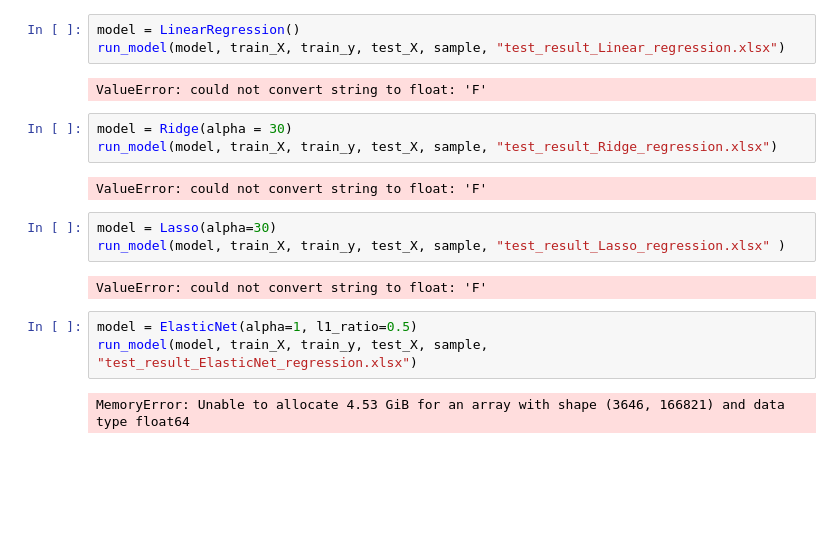
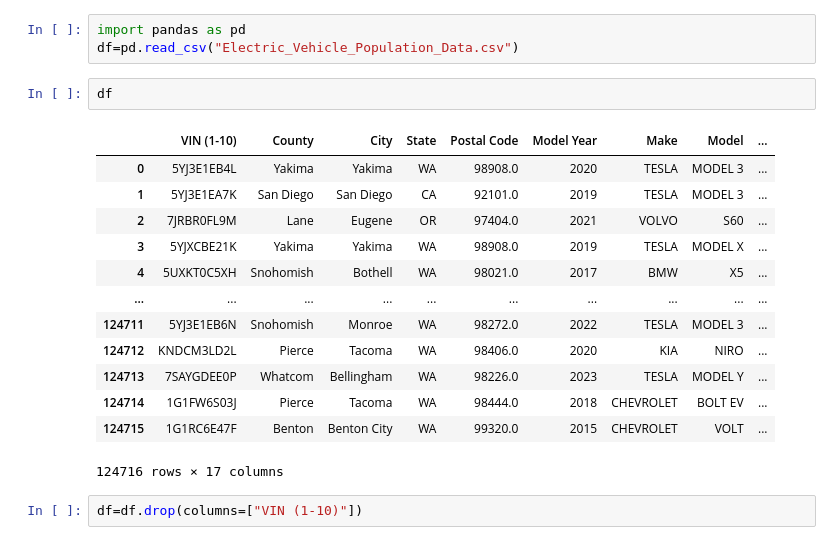
Before and after one commit to sribala4/Arjun, a Jupyter notebook: Untitled.ipynb, the cells around one changed output. Saved outputs shown, nothing was run; the diff lists cells and outputs as text; blank space fills up the shorter version.

```diff
--- a/Untitled.ipynb
+++ b/Untitled.ipynb
@@ -103,20 +1,21 @@ test_X.dropna(inplace=True)
-# %%
-model = LinearRegression()
-run_model(model, train_X, train_y, test_X, sample, "test_result_Linear_regression.xlsx")
-# %% [output]
-ValueError: could not convert string to float: 'F'
-# %%
-model = Ridge(alpha = 30)
-run_model(model, train_X, train_y, test_X, sample, "test_result_Ridge_regression.xlsx")
-# %% [output]
-ValueError: could not convert string to float: 'F'
-# %%
-model = Lasso(alpha=30)
-run_model(model, train_X, train_y, test_X, sample, "test_result_Lasso_regression.xlsx" )
-# %% [output]
-ValueError: could not convert string to float: 'F'
-# %%
-model = ElasticNet(alpha=1, l1_ratio=0.5)
-run_model(model, train_X, train_y, test_X, sample, "test_result_ElasticNet_regression.xlsx")
-# %% [output]
-MemoryError: Unable to allocate 4.53 GiB for an array with shape (3646, 166821) and data type float64
+# %%
+import pandas as pd
+df=pd.read_csv("Electric_Vehicle_Population_Data.csv")
+# %%
+df
+# %% [output]
+|  | VIN (1-10) | County | City | State | Postal Code | Model Year | Make | Model | ... |
+| 0 | 5YJ3E1EB4L | Yakima | Yakima | WA | 98908.0 | 2020 | TESLA | MODEL 3 | ... |
+| 1 | 5YJ3E1EA7K | San Diego | San Diego | CA | 92101.0 | 2019 | TESLA | MODEL 3 | ... |
+| 2 | 7JRBR0FL9M | Lane | Eugene | OR | 97404.0 | 2021 | VOLVO | S60 | ... |
+| 3 | 5YJXCBE21K | Yakima | Yakima | WA | 98908.0 | 2019 | TESLA | MODEL X | ... |
+| 4 | 5UXKT0C5XH | Snohomish | Bothell | WA | 98021.0 | 2017 | BMW | X5 | ... |
+| ... | ... | ... | ... | ... | ... | ... | ... | ... | ... |
+| 124711 | 5YJ3E1EB6N | Snohomish | Monroe | WA | 98272.0 | 2022 | TESLA | MODEL 3 | ... |
+| 124712 | KNDCM3LD2L | Pierce | Tacoma | WA | 98406.0 | 2020 | KIA | NIRO | ... |
+| 124713 | 7SAYGDEE0P | Whatcom | Bellingham | WA | 98226.0 | 2023 | TESLA | MODEL Y | ... |
+| 124714 | 1G1FW6S03J | Pierce | Tacoma | WA | 98444.0 | 2018 | CHEVROLET | BOLT EV | ... |
+| 124715 | 1G1RC6E47F | Benton | Benton City | WA | 99320.0 | 2015 | CHEVROLET | VOLT | ... |
+124716 rows × 17 columns
+# %%
+df=df.drop(columns=["VIN (1-10)"])
```
Also changed, not shown: parts of 47 cells of this notebook.
